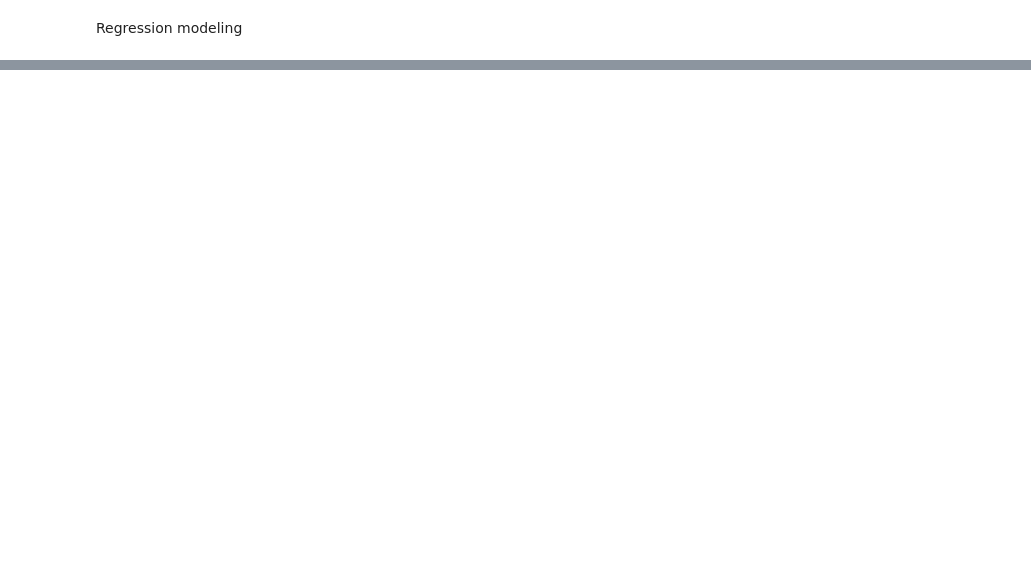
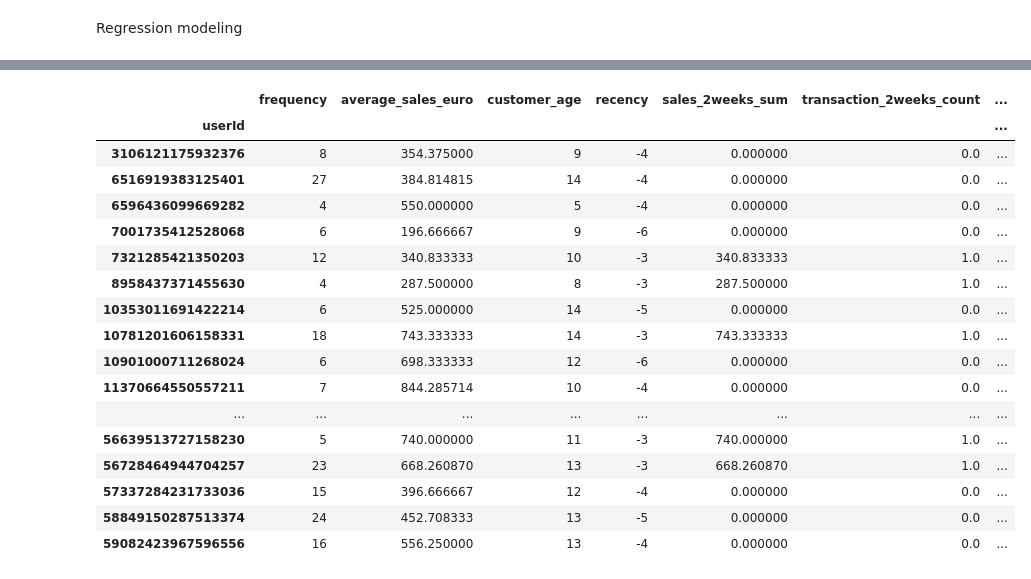
Before and after one commit to kennedyopokuasare/ResqCLV, a Jupyter notebook: customer-lifetime-value-analysis.ipynb, the cells around one changed output, grey strips where cells are left out. Cells and saved outputs as stored; diff of their text form; code cells hidden in the pictures; blank space fills up the shorter version.

```diff
--- a/customer-lifetime-value-analysis.ipynb
+++ b/customer-lifetime-value-analysis.ipynb
@@ -694,0 +782,3 @@ Regression modeling
+# %%
+pred_proba_sale_next_90 = grid_search_cls.best_estimator_.predict_proba(features)[:,1]
+pred_sale_next_90_flag = grid_search_cls.best_estimator_.predict(features)
@@ -694,0 +792,35 @@ Regression modeling
+# %%
+# merge predictions into features
+final_table = features.copy()
+final_table["pred_sale_next_90_sum"] = pred_sale_next_90
+final_table["pred_proba_sale_next_90"] = pred_proba_sale_next_90
+
+## Top customers with the high probability of purchase in the next 90 days
+top_n = 50
+prob_threshold = 0.5
+sale_threshold = 0.0
+final_table = final_table[
+    (final_table["pred_proba_sale_next_90"]>= prob_threshold) &
+    (final_table["pred_sale_next_90_sum"]> sale_threshold)
+]
+final_table.sort_values(by=["pred_sale_next_90_sum"], ascending=False)
+final_table.head(top_n)
+# %% [output]
+|  | frequency | average_sales_euro | customer_age | recency | sales_2weeks_sum | transaction_2weeks_count | ... |
+| userId |  |  |  |  |  |  | ... |
+| 3106121175932376 | 8 | 354.375000 | 9 | -4 | 0.000000 | 0.0 | ... |
+| 6516919383125401 | 27 | 384.814815 | 14 | -4 | 0.000000 | 0.0 | ... |
+| 6596436099669282 | 4 | 550.000000 | 5 | -4 | 0.000000 | 0.0 | ... |
+| 7001735412528068 | 6 | 196.666667 | 9 | -6 | 0.000000 | 0.0 | ... |
+| 7321285421350203 | 12 | 340.833333 | 10 | -3 | 340.833333 | 1.0 | ... |
+| 8958437371455630 | 4 | 287.500000 | 8 | -3 | 287.500000 | 1.0 | ... |
+| 10353011691422214 | 6 | 525.000000 | 14 | -5 | 0.000000 | 0.0 | ... |
+| 10781201606158331 | 18 | 743.333333 | 14 | -3 | 743.333333 | 1.0 | ... |
+| 10901000711268024 | 6 | 698.333333 | 12 | -6 | 0.000000 | 0.0 | ... |
+| 11370664550557211 | 7 | 844.285714 | 10 | -4 | 0.000000 | 0.0 | ... |
+| ... | ... | ... | ... | ... | ... | ... | ... |
+| 56639513727158230 | 5 | 740.000000 | 11 | -3 | 740.000000 | 1.0 | ... |
+| 56728464944704257 | 23 | 668.260870 | 13 | -3 | 668.260870 | 1.0 | ... |
+| 57337284231733036 | 15 | 396.666667 | 12 | -4 | 0.000000 | 0.0 | ... |
+| 58849150287513374 | 24 | 452.708333 | 13 | -5 | 0.000000 | 0.0 | ... |
+| 59082423967596556 | 16 | 556.250000 | 13 | -4 | 0.000000 | 0.0 | ... |
```
Also changed, not shown: parts of 27 cells of this notebook, 1 other file.
